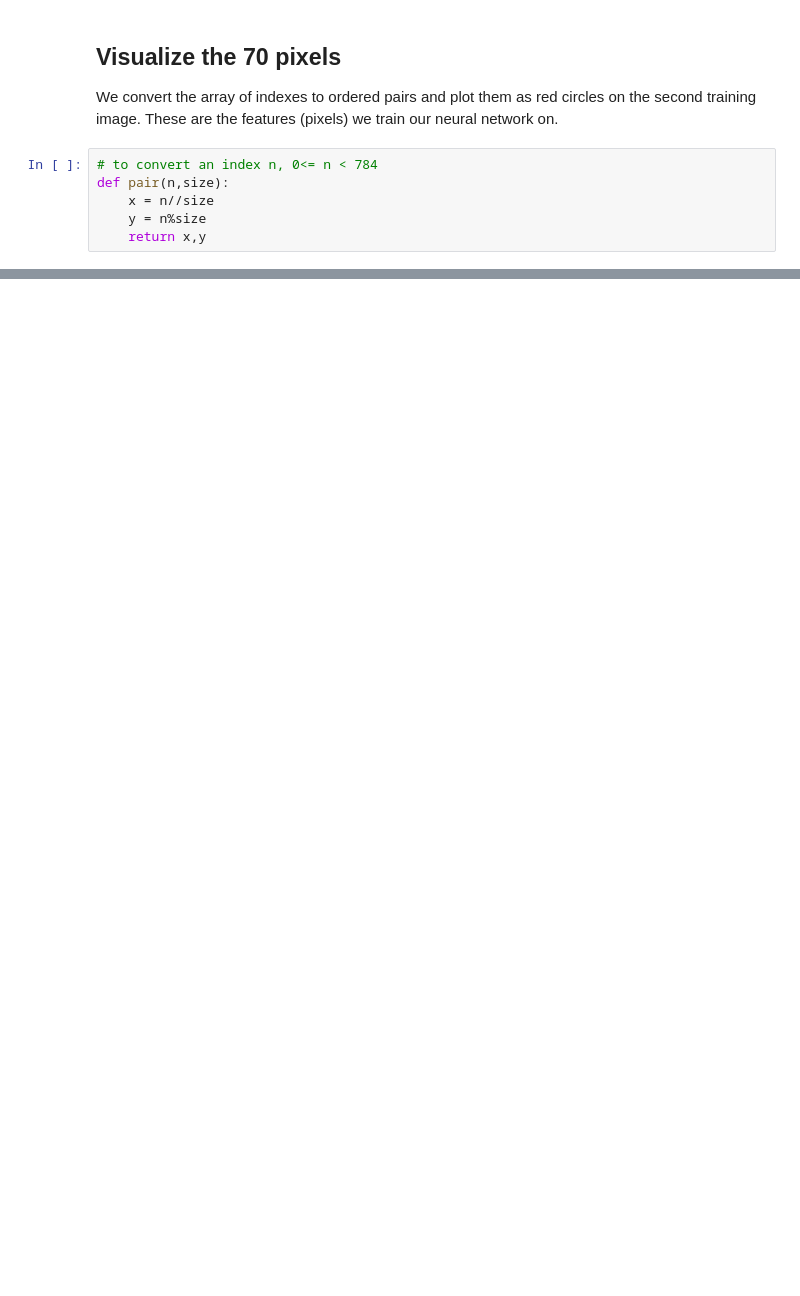
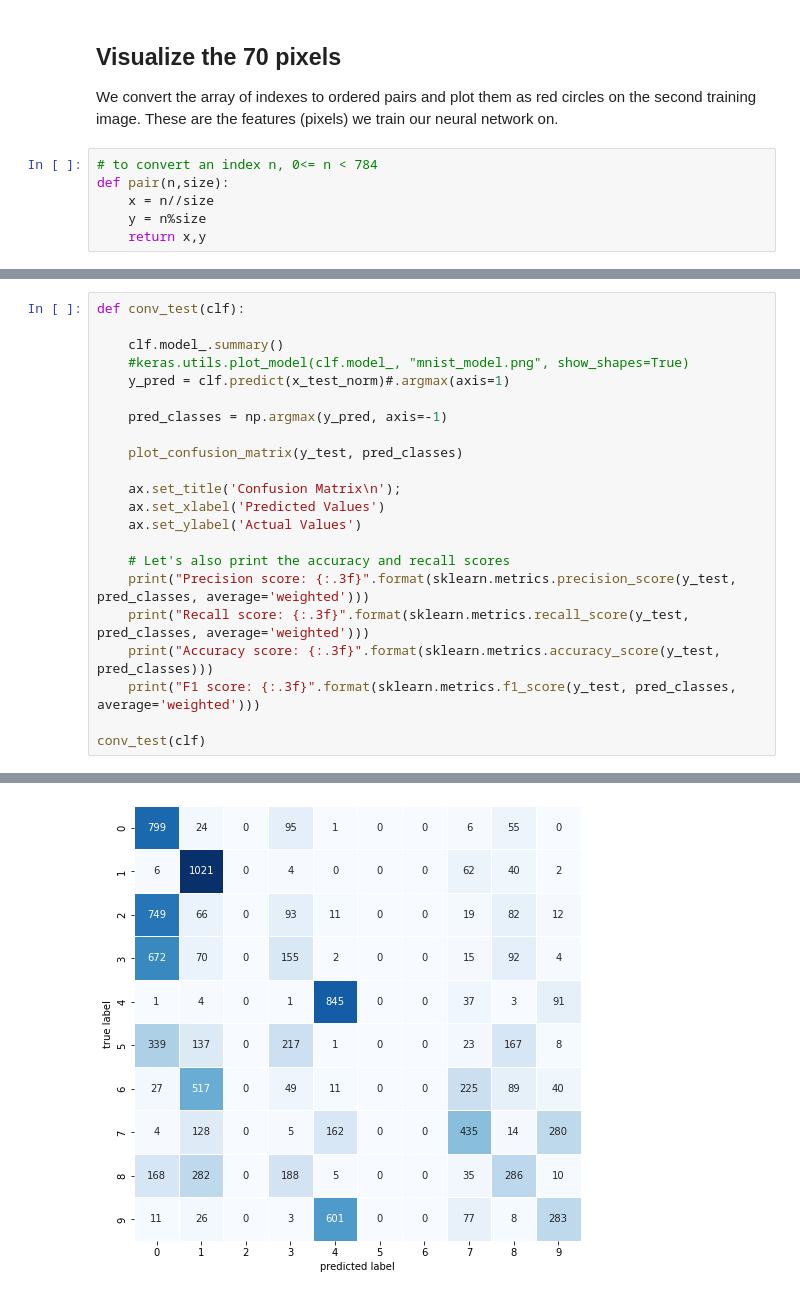
Before and after one commit to ramundson/MSDS_458_Public, a Jupyter notebook: MSDS458_Assignment_01/MSDS458_Assignment_01_20220325_v22.ipynb, the cells around one changed output, grey strips where cells are left out. Drawn from its saved outputs; the diff is of its cells as text; blank space fills up the shorter version.

```diff
--- a/MSDS458_Assignment_01/MSDS458_Assignment_01_20220325_v22.ipynb
+++ b/MSDS458_Assignment_01/MSDS458_Assignment_01_20220325_v22.ipynb
@@ -700,0 +1170,23 @@ plt.scatter(x,y,color='red',s=20)
+# %%
+def conv_test(clf):
+
+    clf.model_.summary()
+    #keras.utils.plot_model(clf.model_, "mnist_model.png", show_shapes=True)
+    y_pred = clf.predict(x_test_norm)#.argmax(axis=1)
+
+    pred_classes = np.argmax(y_pred, axis=-1)
+
+    plot_confusion_matrix(y_test, pred_classes)
+
+    ax.set_title('Confusion Matrix\n');
+    ax.set_xlabel('Predicted Values')
+    ax.set_ylabel('Actual Values')
+
+    # Let's also print the accuracy and recall scores
+    print("Precision score: {:.3f}".format(sklearn.metrics.precision_score(y_test, pred_classes, average='weighted')))
+    print("Recall score: {:.3f}".format(sklearn.metrics.recall_score(y_test, pred_classes, average='weighted')))
+    print("Accuracy score: {:.3f}".format(sklearn.metrics.accuracy_score(y_test, pred_classes)))
+    print("F1 score: {:.3f}".format(sklearn.metrics.f1_score(y_test, pred_classes, average='weighted')))
+
+conv_test(clf)
+# %% [output]
@@ -700,0 +1210 @@ plt.scatter(x,y,color='red',s=20)
+[figure, added]
```
Also changed, not shown: parts of 105 cells of this notebook, 2 other files.
